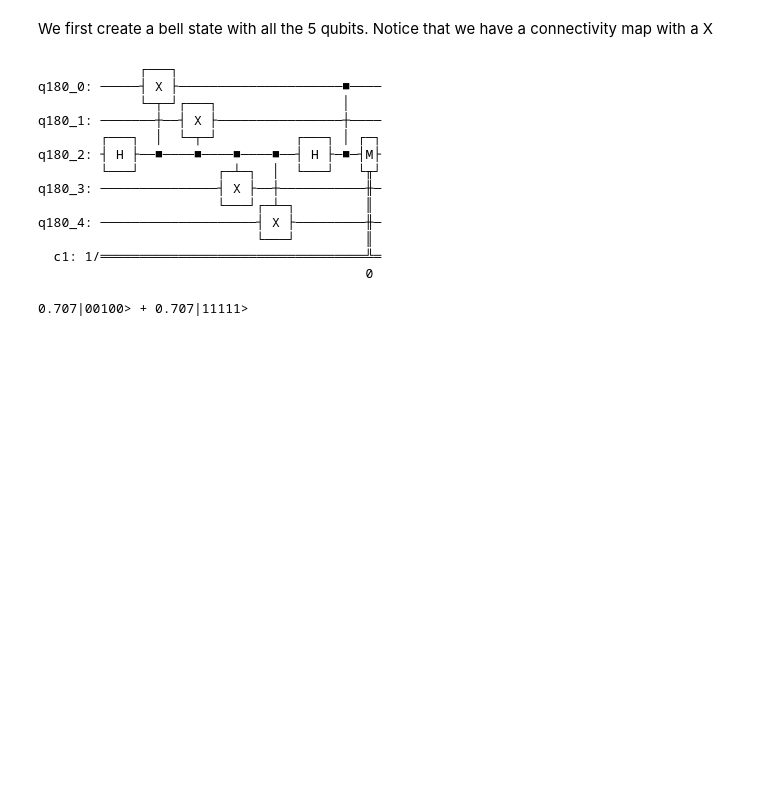
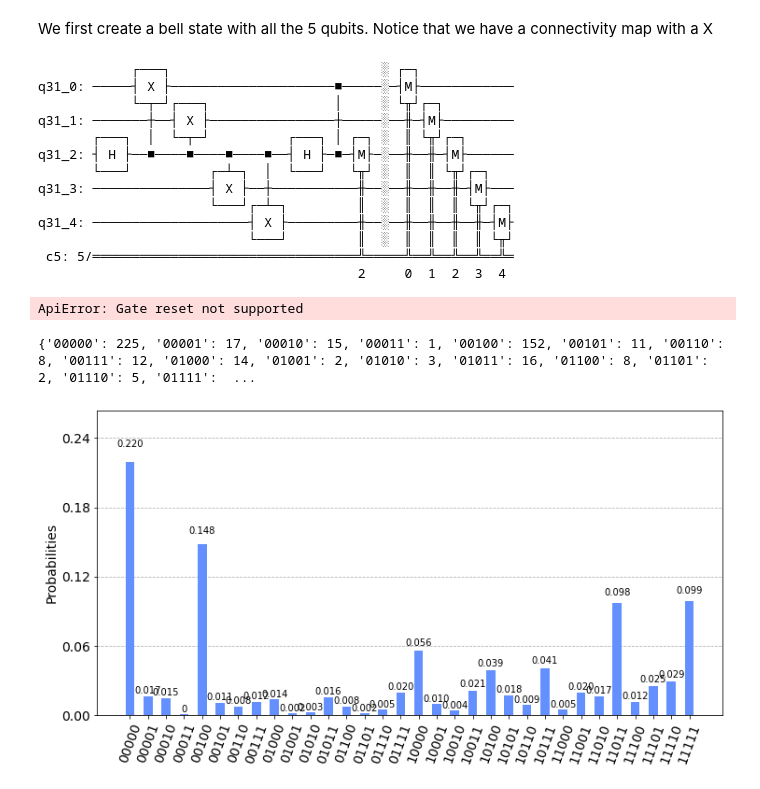
Before and after one commit to AlicePagano/iQuHack, a Jupyter notebook: 4-qub.ipynb, the cells around one changed output. Cells and saved outputs as stored; diff of their text form; code cells hidden in the pictures; blank space fills up the shorter version.

```diff
--- a/4-qub.ipynb
+++ b/4-qub.ipynb
@@ -1,6 +1,22 @@
 # %%
 from qiskit import QuantumCircuit, execute, Aer, QuantumRegister, ClassicalRegister
+from qiskit.visualization import plot_histogram
 import numpy as np
+import os
+from getpass import getpass
+from quantuminspire.credentials import enable_account
+from quantuminspire.credentials import get_authentication
+from quantuminspire.qiskit import QI
+import matplotlib.pyplot as plt
+
+QI_URL = os.getenv('QI_URL', 'https://api.quantum-inspire.com/')
+
+with open('CREDENTIAL.txt', 'r') as fh:
+    enable_account( fh.read().replace('\n', '') )
+authentication = get_authentication()
+QI.set_authentication(authentication, QI_URL)
+qi_backend = QI.get_backend('QX single-node simulator')
+starmon_backend = QI.get_backend('Starmon-5')
 
 def print_state(dense_state):
     """
@@ -33,7 +49,7 @@ def print_state(dense_state):
                 ket.append('{:.3f}|{}>'.format(coef, binaries[ii]))
     print(' + '.join(ket))
 
-def qiskit_get_statevect(qc):
+def qiskit_get_statevect(qc, backend = Aer.get_backend('statevector_simulator')):
     """
         Returns the statevector of the qiskit quantum circuit *qc*
 
@@ -48,7 +64,7 @@ def qiskit_get_statevect(qc):
             Statevector of the quantum circuit after the application
             of the reverse operation on the qubit's ordering
     """
-    statevector = execute(qc, Aer.get_backend('statevector_simulator')).result()
+    statevector = execute(qc, backend).result()
     statevector = statevector.get_statevector()
 
     return statevector
@@ -56,7 +72,7 @@ def qiskit_get_statevect(qc):
 We first create a bell state with all the 5 qubits. Notice that we have a connectivity map with a X
 # %%
 qreg = QuantumRegister(5)
-creg = ClassicalRegister(1)
+creg = ClassicalRegister(5)
 qc = QuantumCircuit( qreg, creg)
 
 qc.h(2)
@@ -67,27 +83,40 @@ for ii in range(5):
 
 qc.h(2)
 qc.cz(0, 2)
-qc.measure(2, 0)
+qc.measure(2, 2)
+qc.barrier()
+
+for ii in range(5):
+    qc.measure(ii, ii)
 
 print(qc)
 # %% [output]
-             ┌───┐
-q180_0: ─────┤ X ├─────────────────────■────
-             └─┬─┘┌───┐                │
-q180_1: ───────┼──┤ X ├────────────────┼────
-        ┌───┐  │  └─┬─┘          ┌───┐ │ ┌─┐
-q180_2: ┤ H ├──■────■────■────■──┤ H ├─■─┤M├
-        └───┘          ┌─┴─┐  │  └───┘   └╥┘
-q180_3: ───────────────┤ X ├──┼───────────╫─
-                       └───┘┌─┴─┐         ║
-q180_4: ────────────────────┤ X ├─────────╫─
-                            └───┘         ║
-  c1: 1/══════════════════════════════════╩═
-                                          0
+            ┌───┐                           ░ ┌─┐
+q31_0: ─────┤ X ├─────────────────────■─────░─┤M├────────────
+            └─┬─┘┌───┐                │     ░ └╥┘┌─┐
+q31_1: ───────┼──┤ X ├────────────────┼─────░──╫─┤M├─────────
+       ┌───┐  │  └─┬─┘          ┌───┐ │ ┌─┐ ░  ║ └╥┘┌─┐
+q31_2: ┤ H ├──■────■────■────■──┤ H ├─■─┤M├─░──╫──╫─┤M├──────
+       └───┘          ┌─┴─┐  │  └───┘   └╥┘ ░  ║  ║ └╥┘┌─┐
+q31_3: ───────────────┤ X ├──┼───────────╫──░──╫──╫──╫─┤M├───
+                      └───┘┌─┴─┐         ║  ░  ║  ║  ║ └╥┘┌─┐
+q31_4: ────────────────────┤ X ├─────────╫──░──╫──╫──╫──╫─┤M├
+                           └───┘         ║  ░  ║  ║  ║  ║ └╥┘
+ c5: 5/══════════════════════════════════╩═════╩══╩══╩══╩══╩═
+                                         2     0  1  2  3  4
 # %%
-statevect = qiskit_get_statevect(qc)
-print_state(statevect)
+#statevect = qiskit_get_statevect(qc, qi_backend)
+statevector = execute(qc, starmon_backend).result()
+#print_state(statevect)
 # %% [output]
-0.707|00100> + 0.707|11111>
+ApiError: Gate reset not supported
+# %%
+counts = statevector.get_counts()
+
+plot_histogram( statevector.get_counts(), figsize=(12, 6) )
+plt.show()
+# %% [output]
+{'00000': 225, '00001': 17, '00010': 15, '00011': 1, '00100': 152, '00101': 11, '00110': 8, '00111': 12, '01000': 14, '01001': 2, '01010': 3, '01011': 16, '01100': 8, '01101': 2, '01110': 5, '01111':  ...
+[figure, added]
 # %%
 qc1 = qc.copy()
```
Also changed, not shown: parts of 3 cells of this notebook, 4 other files.
